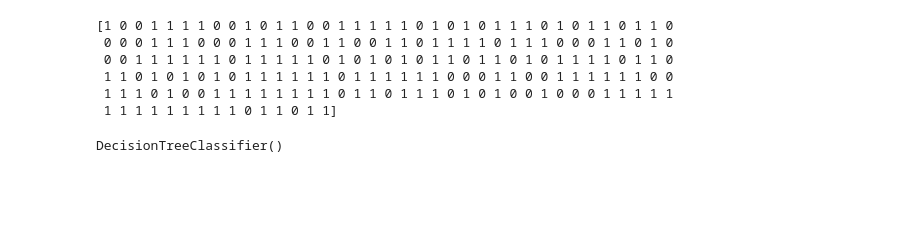
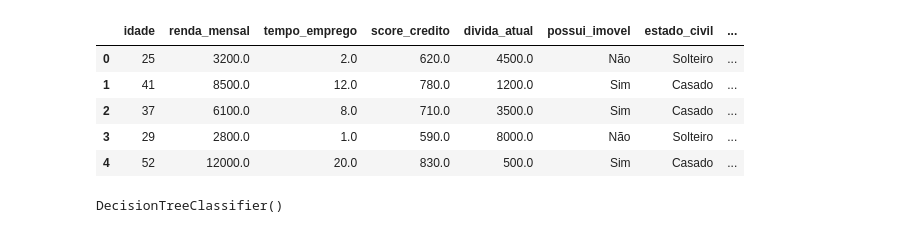
Before and after one commit to pedromaia-aluno/aula_classifica-o, a Jupyter notebook: src/classificacao/curso.ipynb, the cells around one changed output. Saved outputs shown, nothing was run; the diff lists cells and outputs as text; code cells hidden in the pictures; blank space fills up the shorter version.

Commit message:
feito encoder nas colunas treinando modelo

```diff
--- a/src/classificacao/curso.ipynb
+++ b/src/classificacao/curso.ipynb
@@ -39,13 +37,10 @@ display(X)
-# %%
-from sklearn import preprocessing
-
-encoder = preprocessing.LabelEncoder()
-Y = encoder.fit_transform(Y)
-print(Y)
-# %% [output]
-[1 0 0 1 1 1 1 0 0 1 0 1 1 0 0 1 1 1 1 1 0 1 0 1 0 1 1 1 0 1 0 1 1 0 1 1 0
- 0 0 0 1 1 1 0 0 0 1 1 1 0 0 1 1 0 0 1 1 0 1 1 1 1 0 1 1 1 0 0 0 1 1 0 1 0
- 0 0 1 1 1 1 1 1 0 1 1 1 1 1 0 1 0 1 0 1 0 1 1 0 1 1 0 1 0 1 1 1 1 0 1 1 0
- 1 1 0 1 0 1 0 1 0 1 1 1 1 1 1 0 1 1 1 1 1 1 0 0 0 1 1 0 0 1 1 1 1 1 1 0 0
- 1 1 1 0 1 0 0 1 1 1 1 1 1 1 1 0 1 1 0 1 1 1 0 1 0 1 0 0 1 0 0 0 1 1 1 1 1
- 1 1 1 1 1 1 1 1 1 0 1 1 0 1 1]
+# %%
+X = X.drop("id", axis=1)
+display(X.head())
+# %% [output]
+|  | idade | renda_mensal | tempo_emprego | score_credito | divida_atual | possui_imovel | estado_civil | ... |
+| 0 | 25 | 3200.0 | 2.0 | 620.0 | 4500.0 | Não | Solteiro | ... |
+| 1 | 41 | 8500.0 | 12.0 | 780.0 | 1200.0 | Sim | Casado | ... |
+| 2 | 37 | 6100.0 | 8.0 | 710.0 | 3500.0 | Sim | Casado | ... |
+| 3 | 29 | 2800.0 | 1.0 | 590.0 | 8000.0 | Não | Solteiro | ... |
+| 4 | 52 | 12000.0 | 20.0 | 830.0 | 500.0 | Sim | Casado | ... |
```
Also changed, not shown: parts of 4 cells of this notebook, 1 other file.
